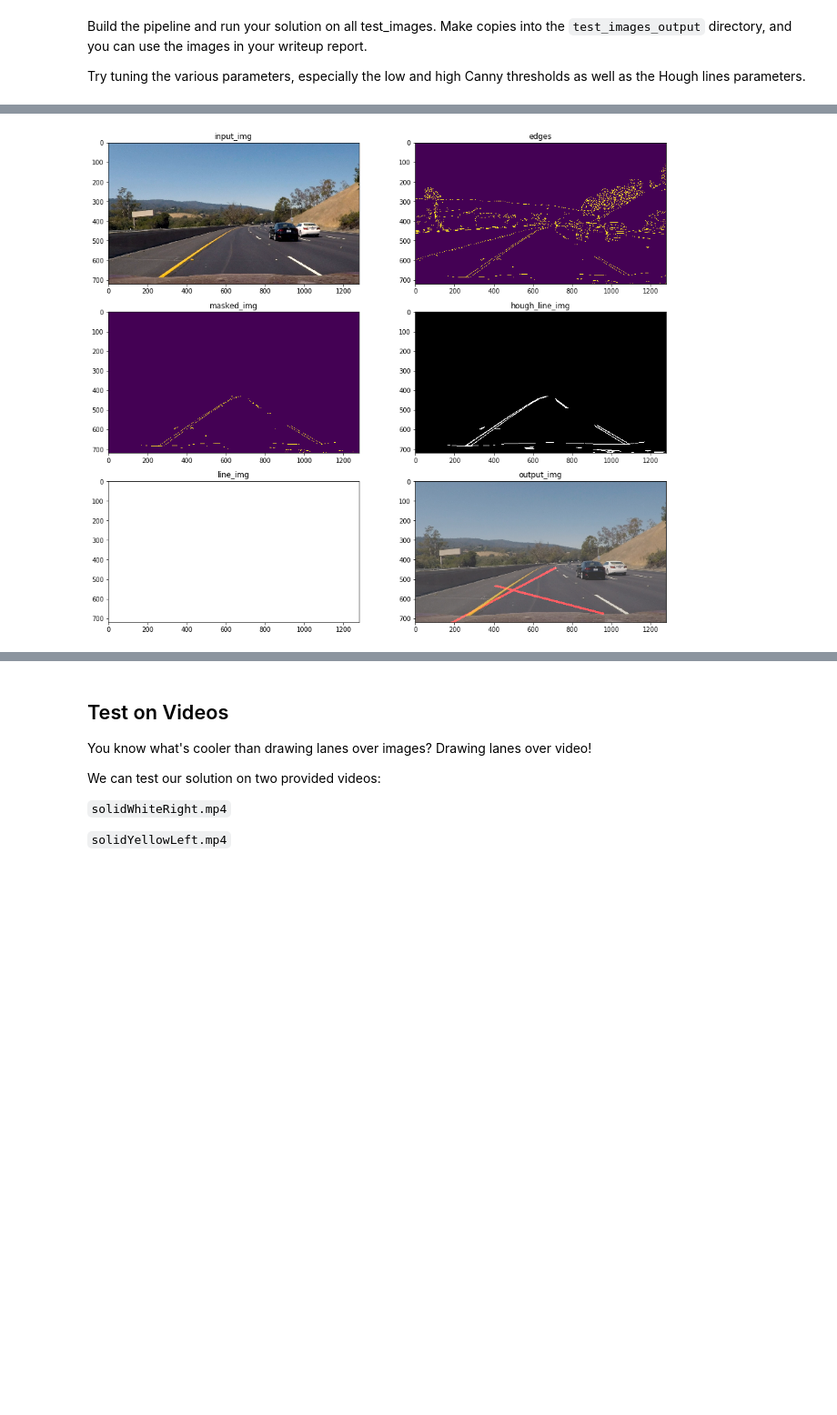
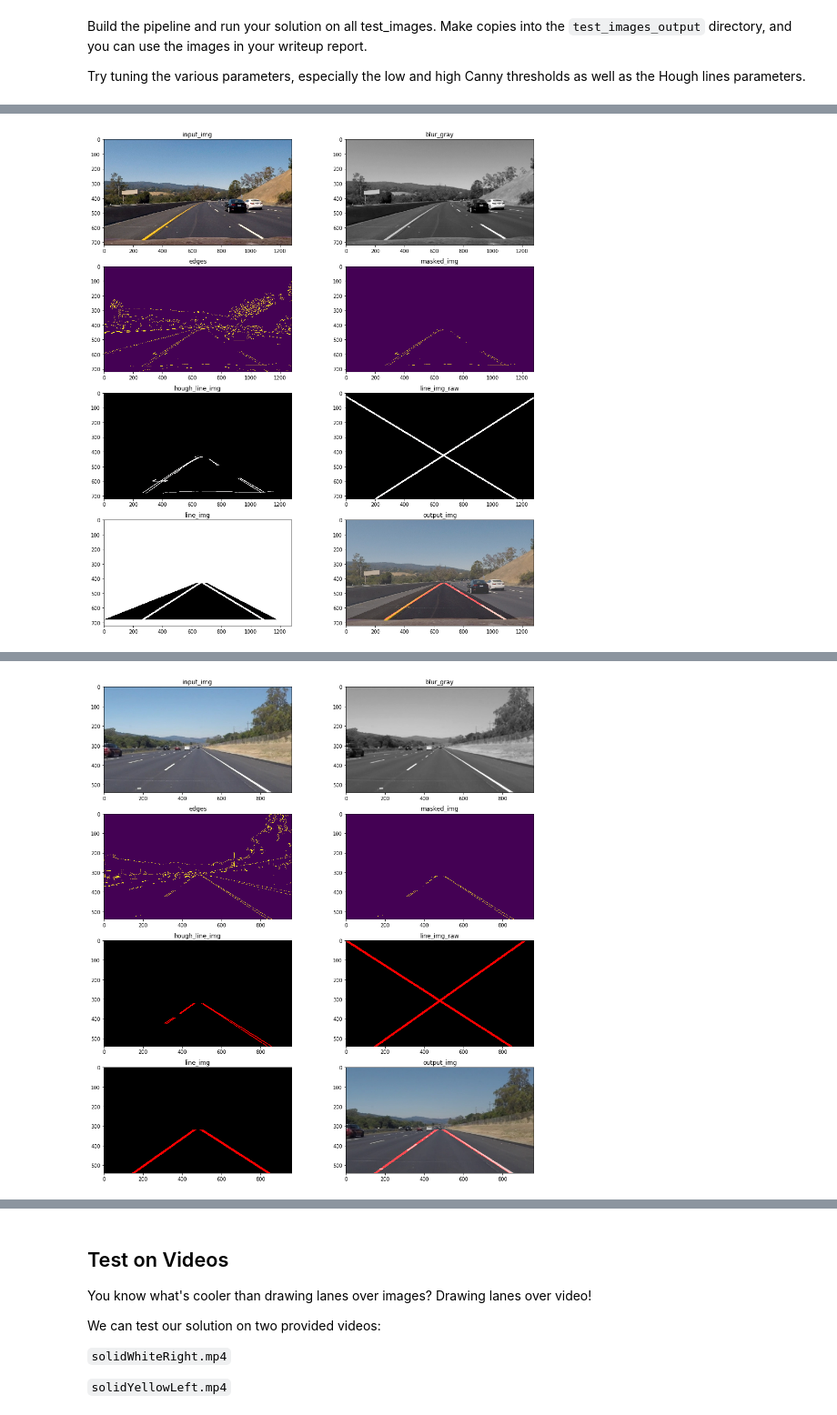
Before and after one commit to WangYuanMike/CarND-LaneLines-P1, a Jupyter notebook: P1.ipynb, the cells around one changed output, grey strips where cells are left out. Shown at 91% size. Drawn from its saved outputs; the diff is of its cells as text; code cells hidden in the pictures; blank space fills up the shorter version.

```diff
--- a/P1.ipynb
+++ b/P1.ipynb
@@ -307,7 +314,8 @@ Try tuning the various parameters, especially the low and high Canny thresholds
 def lane_finding_pipeline(img, kernel_size=5,
                           canny_low_threshold=40, canny_high_threshold=120,
                           vertices=np.array([[(0,539), (450, 320), (520, 320), (959, 539)]]),
-                          rho=1, theta=np.pi/180, hough_threshold=20, min_line_len=10, max_line_gap=20, k=1):
+                          rho=1, theta=np.pi/180, hough_threshold=20, min_line_len=10, max_line_gap=20,
+                          slope_low_threshold=0.5, slope_high_threshold=0.95, std_k=2):
     '''
     Find lane lines on input image and highlight them in red.
     The parameter default values are specifically adjusted for images with shape (540, 960, 3)
@@ -325,8 +333,9 @@ def lane_finding_pipeline(img, kernel_size=5,
     - hough_threshold: minimum number of votes (intersections in Hough grid cell)
     - min_line_len: minimum number of pixels making up a line
     - max_line_gap: maximum gap in pixels between connectable line segments
-    - k: parameter of function draw_lane_lines(), the coefficient of standard deviation
-         which adjusts the margin for excluding slope outlier
+    - slope_low_threshold: line segment whose slope is lower than this threshold will be dropped
+    - slope_high_threshold: line segment whose slope is higher than this threshold will be dropped
+    - std_k: the coefficient of standard deviation which adjusts the margin for excluding slope outlier
 
     Output:
     - output_img: the input image with lane lines highlighted in red
@@ -335,60 +344,41 @@ def lane_finding_pipeline(img, kernel_size=5,
     # Get size and channels of input image
     size_y, size_x, channels = np.shape(img)
 
+    # Set parameters for challenge image
+    if size_x == 1280 and size_y == 720:
+        vertices = np.array([[(0,680), (630, 430), (700, 430), (1180, 680)]])
+        canny_low_threshold=50
+        canny_high_threshold=100
+
     # Grayscale the input image
     gray = grayscale(img)
-
-    print('gray')
-    print(np.shape(gray))
 
     # Apply Gaussian smoothing
     blur_gray = gaussian_blur(gray, kernel_size)
 
-    print('blur_gray')
-    print(np.shape(blur_gray))
-
     # Highlight edges by canny edge detector
     edges = canny(blur_gray, canny_low_threshold, canny_high_threshold)
 
-    print('edges')
-    print(np.shape(edges))
-
     # Apply an image mask to only highlight lane lines in the mask region
-    if size_x == 1280:
-        vertices = np.array([[(0,719), (630, 430), (700, 430), (1279, 719)]])
-
-
-    print(vertices)
-
     masked_img = region_of_interest(edges, vertices)
-
-    print('masked_img')
-    print(np.shape(masked_img))
 
     # Run Hough to get line segments
     hough_line_img, lines = hough_lines(masked_img, rho, theta, hough_threshold,
                                         min_line_len, max_line_gap, channels=channels)
 
-    print('hough_line_img')
-    print(np.shape(hough_line_img))
-
     # Compute lane line equation, and draw lane lines on a black image
-    line_img_raw = draw_lane_lines(hough_line_img, lines, channels=channels, k=k)
-
-    print('line_img_raw')
-    print(np.shape(line_img_raw))
+    line_img_raw = draw_lane_lines(hough_line_img, lines, channels=channels,
+                                   slope_low_threshold=slope_low_threshold,
+                                   slope_high_threshold=slope_high_threshold, std_k=std_k)
 
     # Apply the image mask once more to exclude the part of lane lines which are out of the mask region
     line_img = region_of_interest(line_img_raw, vertices)
-
-    print('line_img')
-    print(np.shape(line_img))
 
     # Draw the highlighted red lines on the initial image
     output_img = weighted_img(line_img, img)
 
     # Return output image
-    return edges, masked_img, hough_line_img, line_img, output_img
+    return blur_gray, edges, masked_img, hough_line_img, line_img_raw, line_img, output_img
 
 
 # Test lane_finding_pipeline function with test images
@@ -396,7 +386,7 @@ plt.close('all')
 
 for image_file in os.listdir("test_images/"):
     # print out test image file name
-    print("")  # print out some empty lines for better looking
+    print("")  # print some empty lines for better looking
     print("")
     print(image_file)
 
@@ -404,22 +394,26 @@ for image_file in os.listdir("test_images/"):
     input_img = mpimg.imread(os.path.join("test_images", image_file))
 
     # Get output image and some major intermidiate images in the process of finding lane
-    edges, masked_img, hough_line_img, line_img, output_img = lane_finding_pipeline(input_img)
+    blur_gray, edges, masked_img, hough_line_img, line_img_raw, line_img, output_img = lane_finding_pipeline(input_img)
 
     # Print output images in a 3*2 grid for each test image
-    f, axarr = plt.subplots(3, 2, figsize=(16, 14))
+    f, axarr = plt.subplots(4, 2, figsize=(16, 18))
     axarr[0, 0].imshow(input_img)
     axarr[0, 0].set_title('input_img')
-    axarr[0, 1].imshow(edges)
-    axarr[0, 1].set_title('edges')
-    axarr[1, 0].imshow(masked_img)
-    axarr[1, 0].set_title('masked_img')
-    axarr[1, 1].imshow(hough_line_img)
-    axarr[1, 1].set_title('hough_line_img')
-    axarr[2, 0].imshow(line_img)
-    axarr[2, 0].set_title('line_img')
-    axarr[2, 1].imshow(output_img)
-    axarr[2, 1].set_title('output_img')
+    axarr[0, 1].imshow(blur_gray, cmap='gray')
+    axarr[0, 1].set_title('blur_gray')
+    axarr[1, 0].imshow(edges)
+    axarr[1, 0].set_title('edges')
+    axarr[1, 1].imshow(masked_img)
+    axarr[1, 1].set_title('masked_img')
+    axarr[2, 0].imshow(hough_line_img)
+    axarr[2, 0].set_title('hough_line_img')
+    axarr[2, 1].imshow(line_img_raw)
+    axarr[2, 1].set_title('line_img_raw')
+    axarr[3, 0].imshow(line_img)
+    axarr[3, 0].set_title('line_img')
+    axarr[3, 1].imshow(output_img)
+    axarr[3, 1].set_title('output_img')
 
     plt.show()
 
@@ -446,2 +424,2 @@ line_img
-[figure, old version]
+[figure, new version]
 solidWhiteCurve.jpg
@@ -481,0 +428 @@ line_img
+[figure, added]
```
Also changed, not shown: parts of 6 cells of this notebook, 11 other files.
